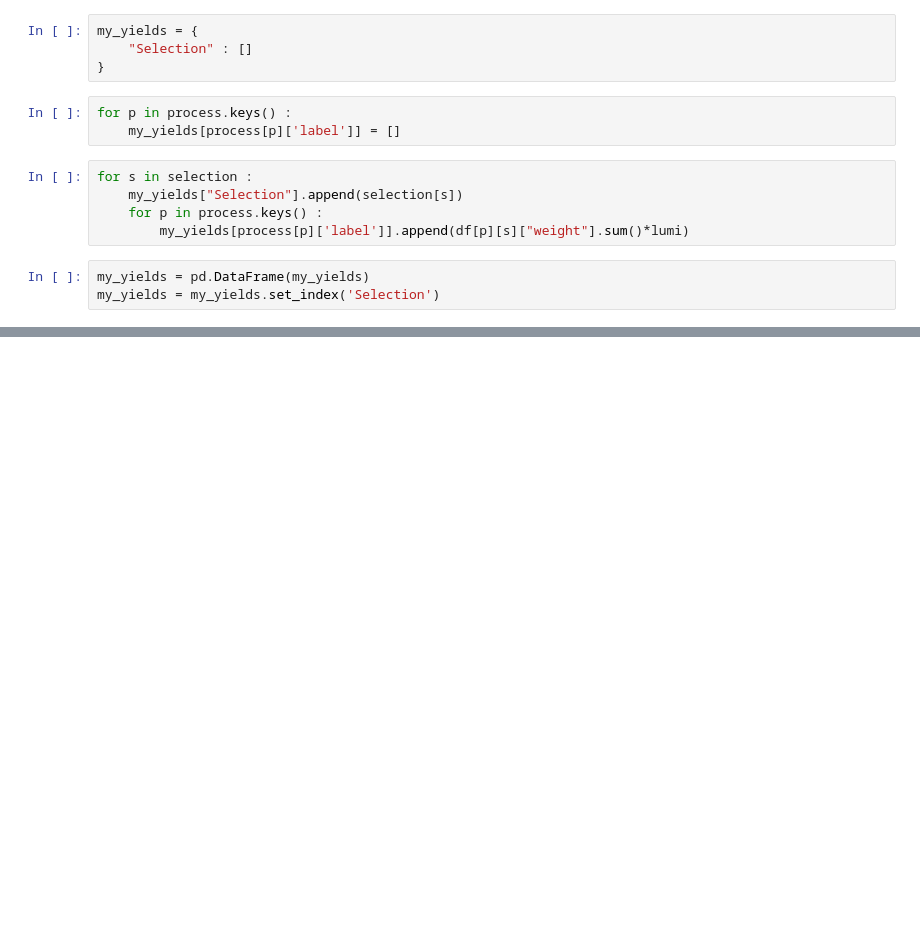
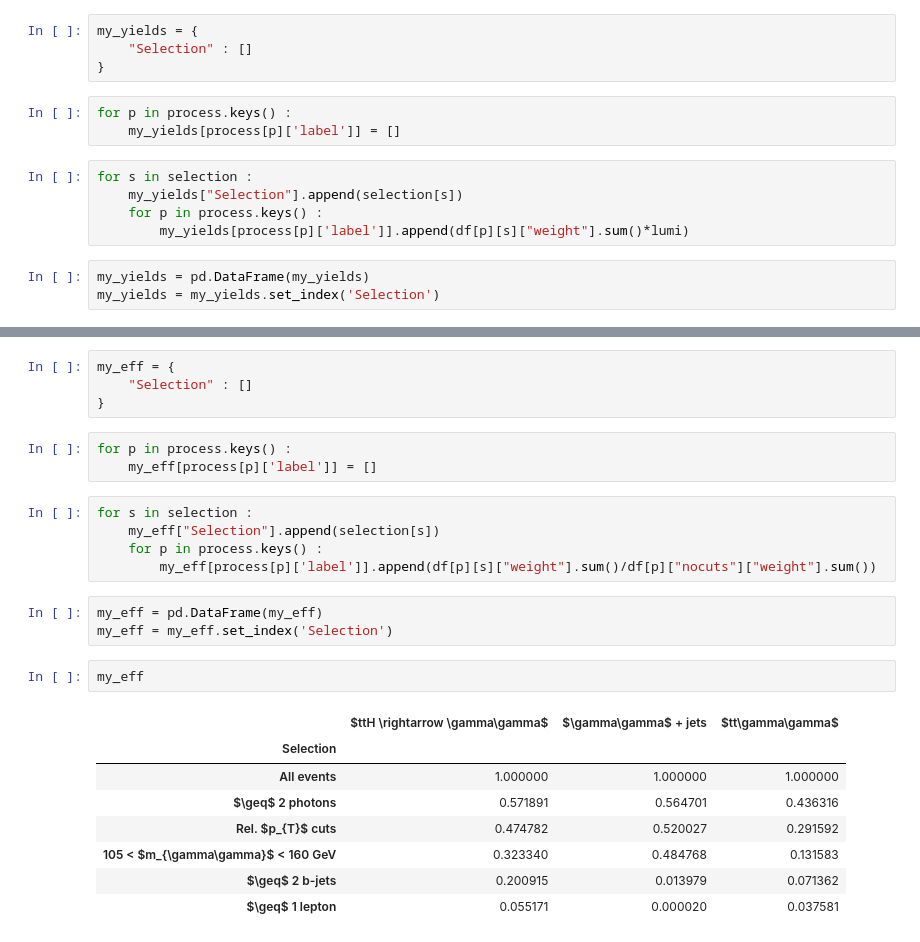
Before and after one commit to Arakjiomar/FCCAnalyses, a Jupyter notebook: examples/FCChh/ttH_yy/notebooks/Yields.ipynb, the cells around one changed output, grey strips where cells are left out. Cells and saved outputs as stored; diff of their text form; blank space fills up the shorter version.

Commit message:
added notebooks to study ntuples and basic selection

```diff
--- a/examples/FCChh/ttH_yy/notebooks/Yields.ipynb
+++ b/examples/FCChh/ttH_yy/notebooks/Yields.ipynb
@@ -103,0 +132,26 @@ my_yields
+# %%
+my_eff = {
+    "Selection" : []
+}
+# %%
+for p in process.keys() :
+    my_eff[process[p]['label']] = []
+# %%
+for s in selection :
+    my_eff["Selection"].append(selection[s])
+    for p in process.keys() :
+        my_eff[process[p]['label']].append(df[p][s]["weight"].sum()/df[p]["nocuts"]["weight"].sum())
+# %%
+my_eff = pd.DataFrame(my_eff)
+my_eff = my_eff.set_index('Selection')
+# %%
+my_eff
+# %% [output]
+|  | $ttH \rightarrow \gamma\gamma$ | $\gamma\gamma$ + jets | $tt\gamma\gamma$ |
+| Selection |  |  |  |
+| All events | 1.000000 | 1.000000 | 1.000000 |
+| $\geq$ 2 photons | 0.571891 | 0.564701 | 0.436316 |
+| Rel. $p_{T}$ cuts | 0.474782 | 0.520027 | 0.291592 |
+| 105 < $m_{\gamma\gamma}$ < 160 GeV | 0.323340 | 0.484768 | 0.131583 |
+| $\geq$ 2 b-jets | 0.200915 | 0.013979 | 0.071362 |
+| $\geq$ 1 lepton | 0.055171 | 0.000020 | 0.037581 |
```
Also changed, not shown: parts of 4 cells of this notebook, 1 other file.
